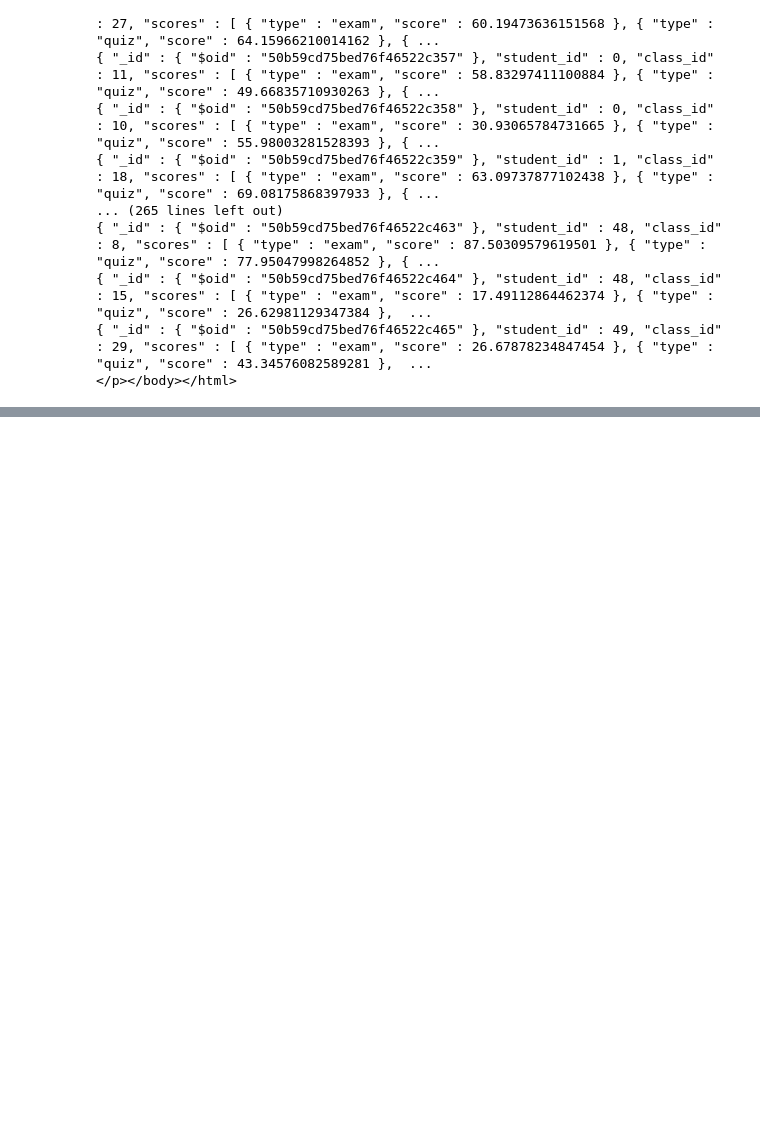
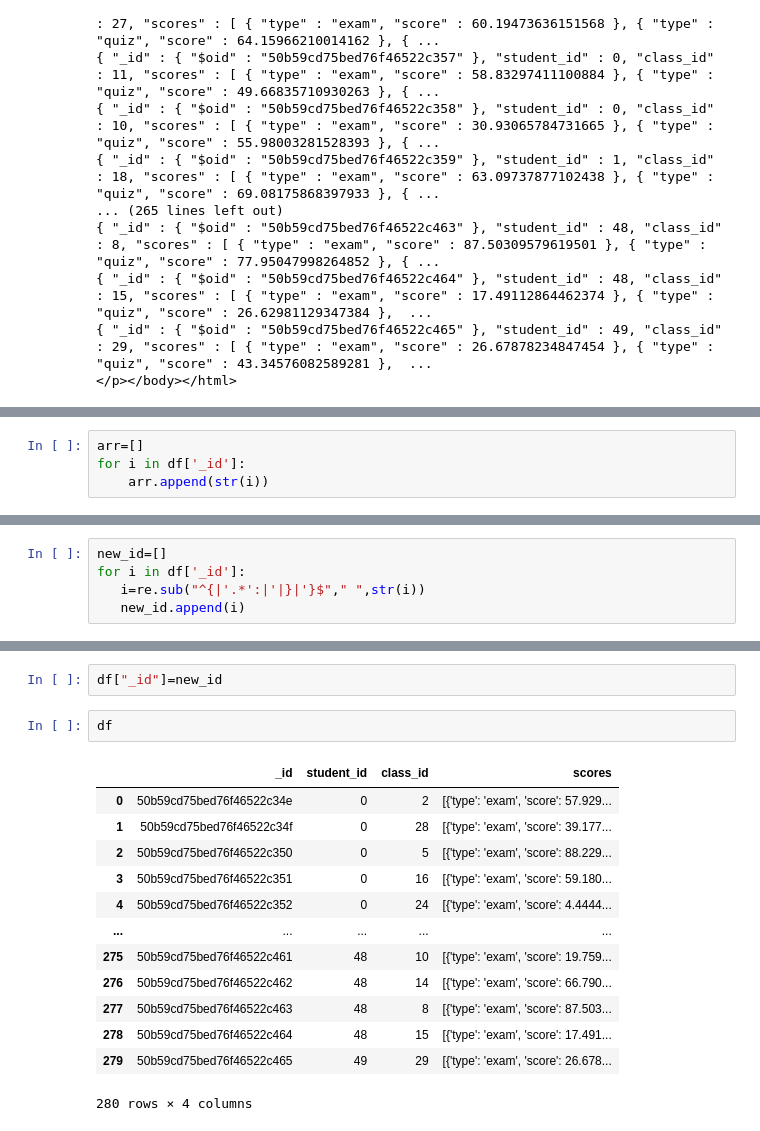
Before and after one commit to sujataprasad01/Using-JSON-data-for-analysis, a Jupyter notebook: Project_3_Using_JSON_data_for_analysis.ipynb, the cells around one changed output, grey strips where cells are left out. Cells and saved outputs as stored; diff of their text form; blank space fills up the shorter version.

```diff
--- a/Project_3_Using_JSON_data_for_analysis.ipynb
+++ b/Project_3_Using_JSON_data_for_analysis.ipynb
@@ -48,0 +152,4 @@ soup
+# %%
+arr=[]
+for i in df['_id']:
+    arr.append(str(i))
@@ -48,0 +164,5 @@ soup
+# %%
+new_id=[]
+for i in df['_id']:
+   i=re.sub("^{|'.*':|'|}|'}$"," ",str(i))
+   new_id.append(i)
@@ -48,0 +189,18 @@ soup
+# %%
+df["_id"]=new_id
+# %%
+df
+# %% [output]
+|  | _id | student_id | class_id | scores |
+| 0 | 50b59cd75bed76f46522c34e | 0 | 2 | [{'type': 'exam', 'score': 57.929... |
+| 1 | 50b59cd75bed76f46522c34f | 0 | 28 | [{'type': 'exam', 'score': 39.177... |
+| 2 | 50b59cd75bed76f46522c350 | 0 | 5 | [{'type': 'exam', 'score': 88.229... |
+| 3 | 50b59cd75bed76f46522c351 | 0 | 16 | [{'type': 'exam', 'score': 59.180... |
+| 4 | 50b59cd75bed76f46522c352 | 0 | 24 | [{'type': 'exam', 'score': 4.4444... |
+| ... | ... | ... | ... | ... |
+| 275 | 50b59cd75bed76f46522c461 | 48 | 10 | [{'type': 'exam', 'score': 19.759... |
+| 276 | 50b59cd75bed76f46522c462 | 48 | 14 | [{'type': 'exam', 'score': 66.790... |
+| 277 | 50b59cd75bed76f46522c463 | 48 | 8 | [{'type': 'exam', 'score': 87.503... |
+| 278 | 50b59cd75bed76f46522c464 | 48 | 15 | [{'type': 'exam', 'score': 17.491... |
+| 279 | 50b59cd75bed76f46522c465 | 49 | 29 | [{'type': 'exam', 'score': 26.678... |
+280 rows × 4 columns
```
Also changed, not shown: parts of 19 cells of this notebook.
